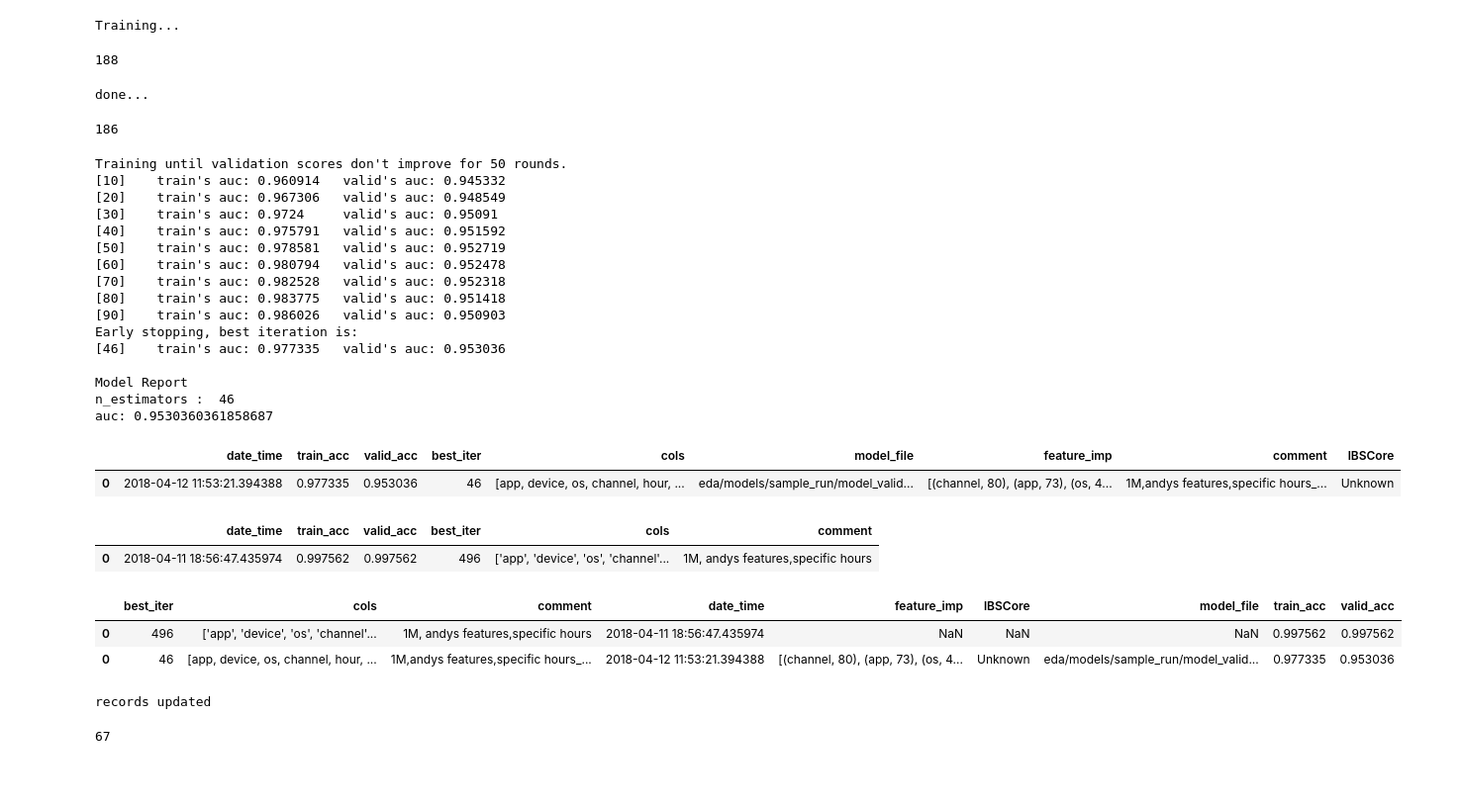
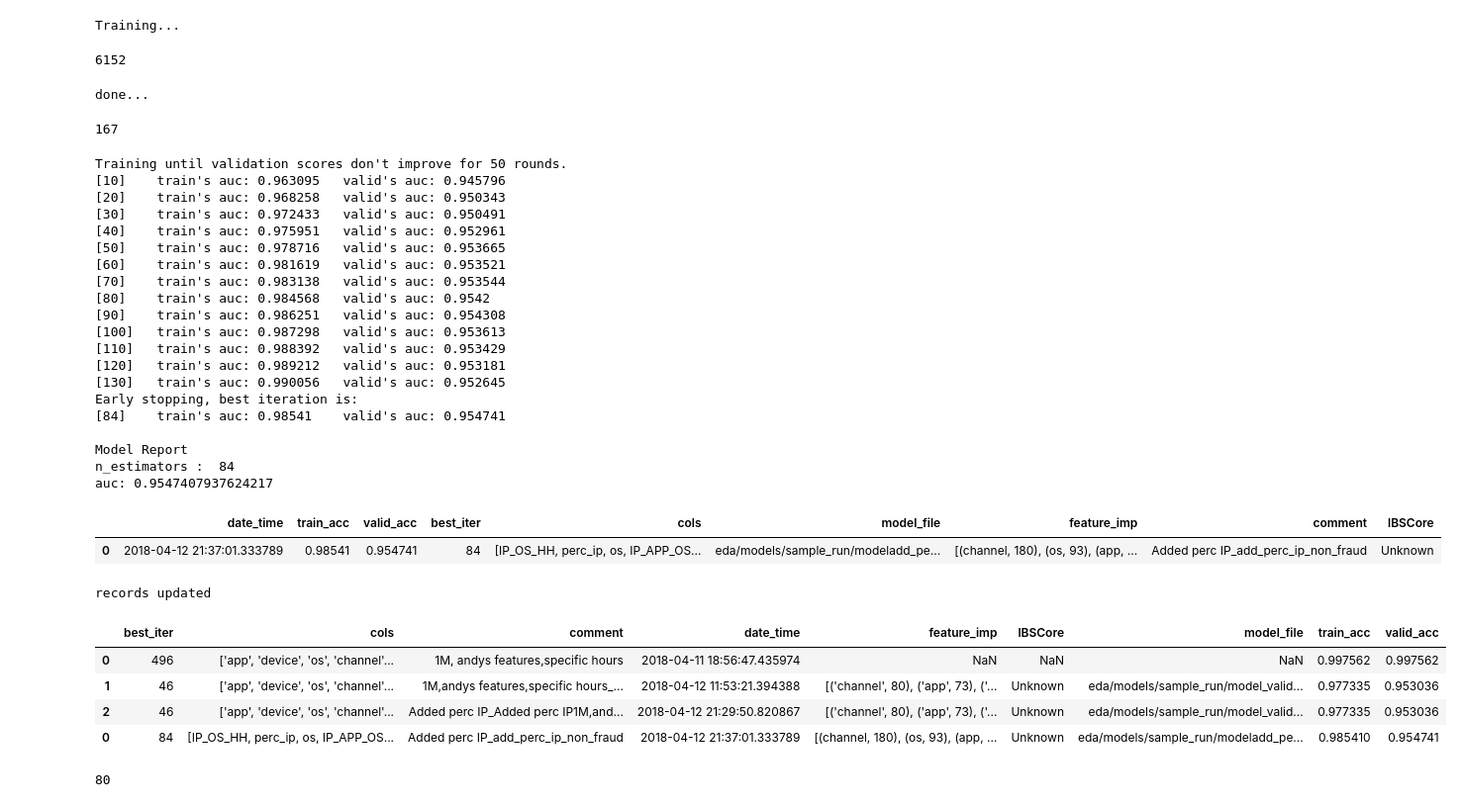
Before and after one commit to ronakagrawal2006/kaggle, a Jupyter notebook: talking-data-fraud-detection/04 TrainModel.ipynb, the cells around one changed output. Shown at 99% size. Drawn from its saved outputs; the diff is of its cells as text; code cells hidden in the pictures; blank space fills up the shorter version.

Commit message:
[F]Add % of non fraudlent ip val: 0.9547

```diff
--- a/talking-data-fraud-detection/04 TrainModel.ipynb
+++ b/talking-data-fraud-detection/04 TrainModel.ipynb
@@ -6,14 +6,14 @@ import gc
 # %%
 #FILE
 model_folder='eda/models/sample_run/'
-comment='_valid_hr_is_test_hr'
+comment='add_perc_ip_non_fraud'
 model_file='model'+comment
 model_save=model_folder+model_file
 metrics_file='eda/metrics.csv'
 # %%
 metrics = 'auc'
 # %%
-train_feature_file='eda/features/train/all_features.csv'
+train_feature_file='eda/features/train/all_features_valid_hr_is_test_hr.csv'
 # valid_feature_file='eda/features/train/all_features.csv'
 valid_feature_file='eda/features/valid/all_features_valid_hr_is_test_hr.csv'
 # %%
@@ -66,9 +66,9 @@ lgb_params = {
         'metric':metrics
 }
 target = 'is_attributed'
-predictors = ['app', 'device', 'os', 'channel', 'hour',
-       'day', 'IN_TEST_HH', 'IP_DAY_TEST_HH', 'IP_DAY_HH', 'IP_OS_HH',
-       'IP_APP_HH', 'IP_APP_OS_HH', 'APP_DAY_HH']
+preds=train_df.columns
+col_to_remove=['is_attributed']
+predictors = list(set(preds) - set(col_to_remove))
 categorical = ['app', 'device', 'os', 'channel', 'hour','day']
 # %%
 VALIDATE = True
@@ -89,7 +89,7 @@ gc.collect()
 print('done...')
 # %% [output]
 Training...
-188
+6152
 done...
 # %%
 xgvalid = lgb.Dataset(val_df[predictors].values, label=val_df[target].values,
@@ -99,7 +99,7 @@ xgvalid = lgb.Dataset(val_df[predictors].values, label=val_df[target].values,
 del val_df
 gc.collect()
 # %% [output]
-186
+167
 # %%
 evals_results = {}
 bst = lgb.train(lgb_params,
@@ -120,21 +120,25 @@ print(metrics+":", evals_results['valid'][metrics][n_estimators-1])
 del xgvalid
 # %% [output]
 Training until validation scores don't improve for 50 rounds.
-[10]    train's auc: 0.960914   valid's auc: 0.945332
-[20]    train's auc: 0.967306   valid's auc: 0.948549
-[30]    train's auc: 0.9724     valid's auc: 0.95091
-[40]    train's auc: 0.975791   valid's auc: 0.951592
-[50]    train's auc: 0.978581   valid's auc: 0.952719
-[60]    train's auc: 0.980794   valid's auc: 0.952478
-[70]    train's auc: 0.982528   valid's auc: 0.952318
-[80]    train's auc: 0.983775   valid's auc: 0.951418
-[90]    train's auc: 0.986026   valid's auc: 0.950903
+[10]    train's auc: 0.963095   valid's auc: 0.945796
+[20]    train's auc: 0.968258   valid's auc: 0.950343
+[30]    train's auc: 0.972433   valid's auc: 0.950491
+[40]    train's auc: 0.975951   valid's auc: 0.952961
+[50]    train's auc: 0.978716   valid's auc: 0.953665
+[60]    train's auc: 0.981619   valid's auc: 0.953521
+[70]    train's auc: 0.983138   valid's auc: 0.953544
+[80]    train's auc: 0.984568   valid's auc: 0.9542
+[90]    train's auc: 0.986251   valid's auc: 0.954308
+[100]   train's auc: 0.987298   valid's auc: 0.953613
+[110]   train's auc: 0.988392   valid's auc: 0.953429
+[120]   train's auc: 0.989212   valid's auc: 0.953181
+[130]   train's auc: 0.990056   valid's auc: 0.952645
 Early stopping, best iteration is:
-[46]    train's auc: 0.977335   valid's auc: 0.953036
+[84]    train's auc: 0.98541    valid's auc: 0.954741
 
 Model Report
-n_estimators :  46
-auc: 0.9530360361858687
+n_estimators :  84
+auc: 0.9547407937624217
 # %%
 def get_feature_imp(bst):
     x=dict(zip(bst.feature_name(),bst.feature_importance()))
@@ -148,7 +152,7 @@ train_acc=evals_results['train']['auc'][n_estimators-1]
 valid_acc=evals_results['valid']['auc'][n_estimators-1]
 bst_iter=n_estimators
 feature_imp=get_feature_imp(bst)
-comment='1M,andys features,specific hours'+comment
+comment='Added perc IP_'+comment
 # %%
 #prepare metrics and see
 col_list=['date_time','train_acc','valid_acc','best_iter','cols','model_file','feature_imp','comment','lBSCore']
@@ -156,25 +160,25 @@ curr_data=pd.DataFrame([[date_time,train_acc,valid_acc,bst_iter,predictors,model
 curr_data.head()
 # %% [output]
 |  | date_time | train_acc | valid_acc | best_iter | cols | model_file | feature_imp | comment | lBSCore |
-| 0 | 2018-04-12 11:53:21.394388 | 0.977335 | 0.953036 | 46 | [app, device, os, channel, hour, ... | eda/models/sample_run/model_valid... | [(channel, 80), (app, 73), (os, 4... | 1M,andys features,specific hours_... | Unknown |
+| 0 | 2018-04-12 21:37:01.333789 | 0.98541 | 0.954741 | 84 | [IP_OS_HH, perc_ip, os, IP_APP_OS... | eda/models/sample_run/modeladd_pe... | [(channel, 180), (os, 93), (app, ... | Added perc IP_add_perc_ip_non_fraud | Unknown |
 # %%
 # ADD to records
 add_to_records=True
 log=pd.read_csv(metrics_file)
-log.head()
 if(add_to_records):
-    log.append(curr_data)
+    log=log.append(curr_data)
     log.to_csv(metrics_file,index=False)
     print('records updated')
+    log.head(5)
 gc.collect()
 #resetCSV
 # curr_data.to_csv(metrics_file,index=False)
 # curr_data.head()
 # %% [output]
+records updated
-|  | date_time | train_acc | valid_acc | best_iter | cols | comment |
-| 0 | 2018-04-11 18:56:47.435974 | 0.997562 | 0.997562 | 496 | ['app', 'device', 'os', 'channel'... | 1M, andys features,specific hours |
+|  | best_iter | cols | comment | date_time | feature_imp | lBSCore | model_file | train_acc | valid_acc |
+| 0 | 496 | ['app', 'device', 'os', 'channel'... | 1M, andys features,specific hours | 2018-04-11 18:56:47.435974 | NaN | NaN | NaN | 0.997562 | 0.997562 |
+| 1 | 46 | ['app', 'device', 'os', 'channel'... | 1M,andys features,specific hours_... | 2018-04-12 11:53:21.394388 | [('channel', 80), ('app', 73), ('... | Unknown | eda/models/sample_run/model_valid... | 0.977335 | 0.953036 |
+| 2 | 46 | ['app', 'device', 'os', 'channel'... | Added perc IP_Added perc IP1M,and... | 2018-04-12 21:29:50.820867 | [('channel', 80), ('app', 73), ('... | Unknown | eda/models/sample_run/model_valid... | 0.977335 | 0.953036 |
+| 0 | 84 | [IP_OS_HH, perc_ip, os, IP_APP_OS... | Added perc IP_add_perc_ip_non_fraud | 2018-04-12 21:37:01.333789 | [(channel, 180), (os, 93), (app, ... | Unknown | eda/models/sample_run/modeladd_pe... | 0.985410 | 0.954741 |
-|  | best_iter | cols | comment | date_time | feature_imp | lBSCore | model_file | train_acc | valid_acc |
-| 0 | 496 | ['app', 'device', 'os', 'channel'... | 1M, andys features,specific hours | 2018-04-11 18:56:47.435974 | NaN | NaN | NaN | 0.997562 | 0.997562 |
-| 0 | 46 | [app, device, os, channel, hour, ... | 1M,andys features,specific hours_... | 2018-04-12 11:53:21.394388 | [(channel, 80), (app, 73), (os, 4... | Unknown | eda/models/sample_run/model_valid... | 0.977335 | 0.953036 |
-records updated
-67
+80
```
Also changed, not shown: parts of 7 cells of this notebook, 5 other files.
